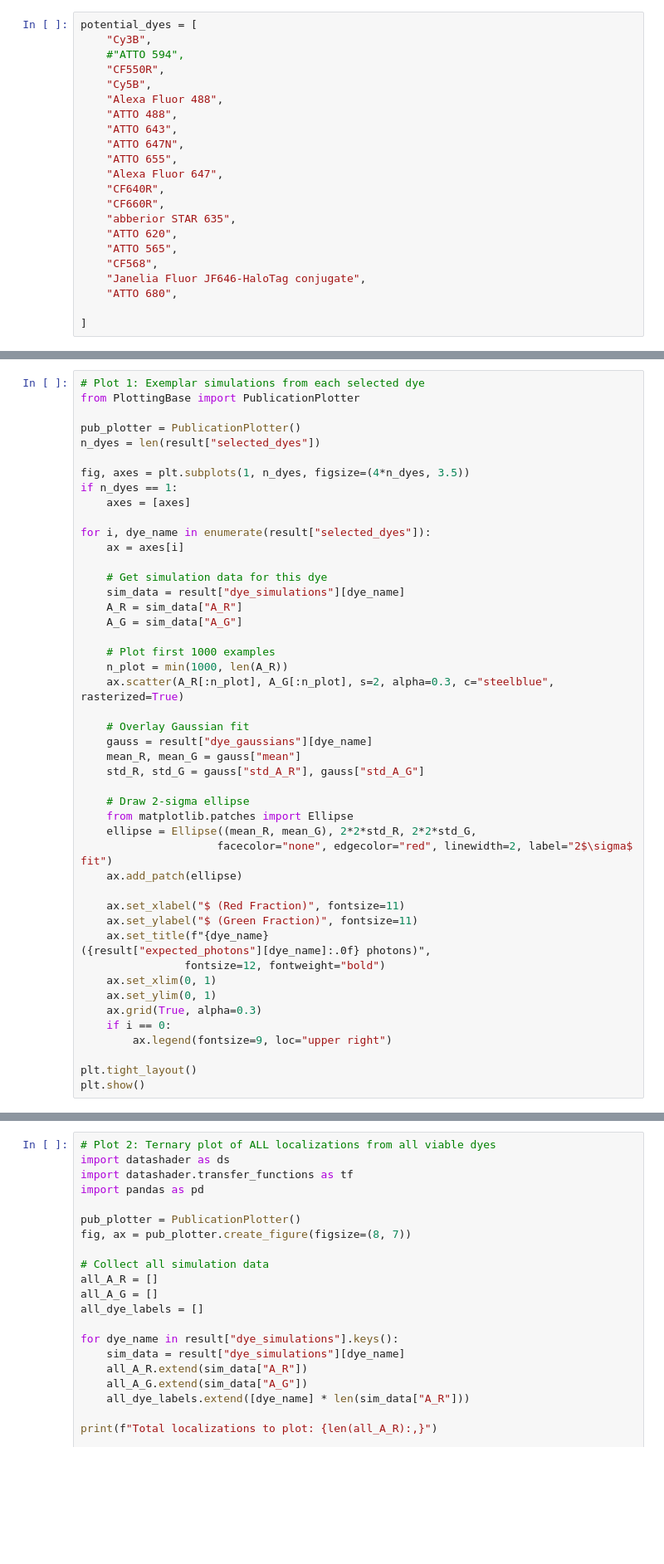
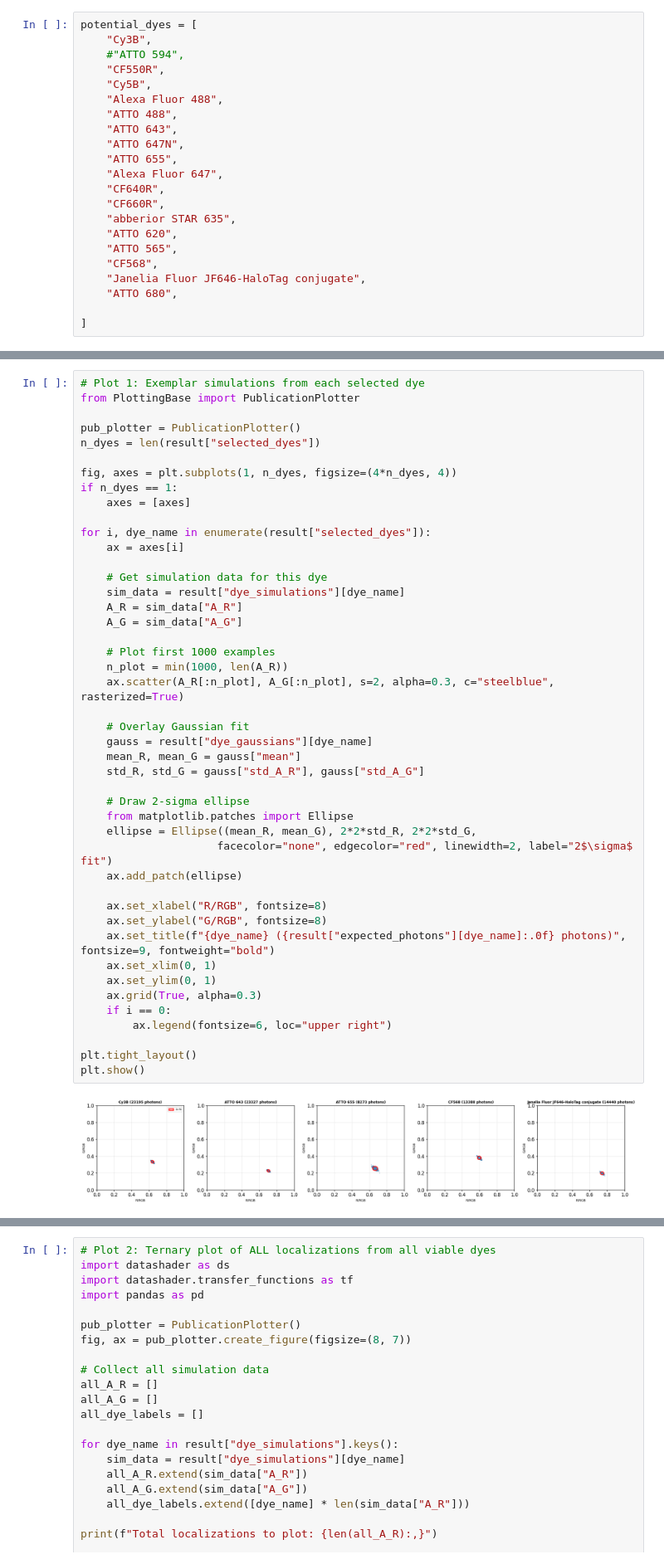
Before and after one commit to JBeckwith/pyS3M, a Jupyter notebook: notebooks/20250305_OptimalDyePicker.ipynb, the cells around one changed output, grey strips where cells are left out. Shown at 83% size. Cells and saved outputs as stored; diff of their text form; blank space fills up the shorter version.

```diff
--- a/notebooks/20250305_OptimalDyePicker.ipynb
+++ b/notebooks/20250305_OptimalDyePicker.ipynb
@@ -234,44 +277,44 @@ from PlottingBase import PublicationPlotter
 pub_plotter = PublicationPlotter()
 n_dyes = len(result["selected_dyes"])
 
-fig, axes = plt.subplots(1, n_dyes, figsize=(4*n_dyes, 3.5))
+fig, axes = plt.subplots(1, n_dyes, figsize=(4*n_dyes, 4))
 if n_dyes == 1:
     axes = [axes]
 
 for i, dye_name in enumerate(result["selected_dyes"]):
     ax = axes[i]
 
     # Get simulation data for this dye
     sim_data = result["dye_simulations"][dye_name]
     A_R = sim_data["A_R"]
     A_G = sim_data["A_G"]
 
     # Plot first 1000 examples
     n_plot = min(1000, len(A_R))
     ax.scatter(A_R[:n_plot], A_G[:n_plot], s=2, alpha=0.3, c="steelblue", rasterized=True)
 
     # Overlay Gaussian fit
     gauss = result["dye_gaussians"][dye_name]
     mean_R, mean_G = gauss["mean"]
     std_R, std_G = gauss["std_A_R"], gauss["std_A_G"]
 
     # Draw 2-sigma ellipse
     from matplotlib.patches import Ellipse
     ellipse = Ellipse((mean_R, mean_G), 2*2*std_R, 2*2*std_G,
                      facecolor="none", edgecolor="red", linewidth=2, label="2$\sigma$ fit")
     ax.add_patch(ellipse)
 
-    ax.set_xlabel("$ (Red Fraction)", fontsize=11)
-    ax.set_ylabel("$ (Green Fraction)", fontsize=11)
-    ax.set_title(f"{dye_name}
-({result["expected_photons"][dye_name]:.0f} photons)",
-                fontsize=12, fontweight="bold")
+    ax.set_xlabel("R/RGB", fontsize=8)
+    ax.set_ylabel("G/RGB", fontsize=8)
+    ax.set_title(f"{dye_name} ({result["expected_photons"][dye_name]:.0f} photons)",  fontsize=9, fontweight="bold")
     ax.set_xlim(0, 1)
     ax.set_ylim(0, 1)
     ax.grid(True, alpha=0.3)
     if i == 0:
-        ax.legend(fontsize=9, loc="upper right")
+        ax.legend(fontsize=6, loc="upper right")
 
 plt.tight_layout()
 plt.show()
+# %% [output]
+[figure, added]
 # %% [markdown]
```
Also changed, not shown: parts of 7 cells of this notebook, 1 other file.
